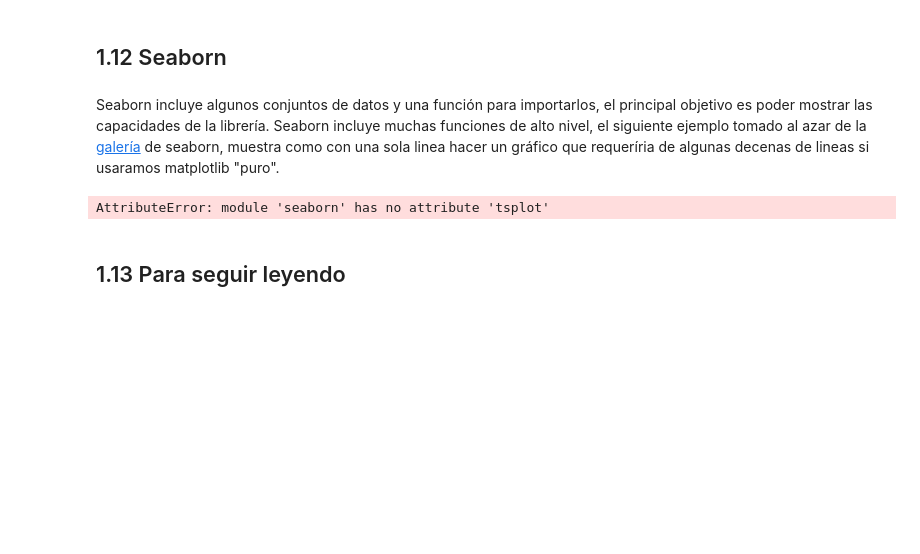
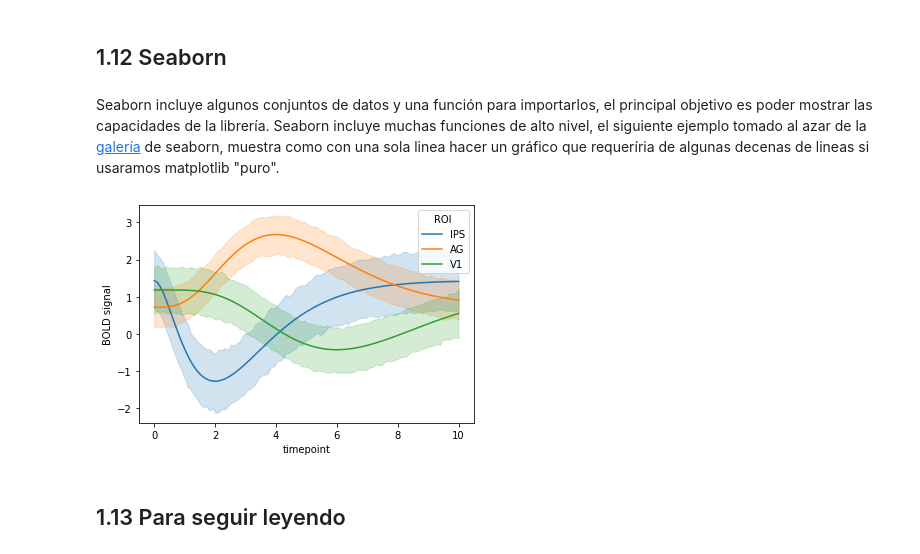
Before and after one commit to Grupo-de-modelado-probabilista/python_eda, a Jupyter notebook: 02_Matplotlib.ipynb, the cells around one changed output. Drawn from its saved outputs; the diff is of its cells as text; code cells hidden in the pictures; blank space fills up the shorter version.

Commit message:
Replace tsplot with lineplot in 02_Matplotlib notebook

```diff
--- a/02_Matplotlib.ipynb
+++ b/02_Matplotlib.ipynb
@@ -205,11 +205,10 @@ Seaborn incluye algunos conjuntos de datos y una función para importarlos, el p
 # %%
 gammas = sns.load_dataset("gammas")
 
 # Plot the response with standard error
-sns.tsplot(data=gammas, time="timepoint", unit="subject",
-           condition="ROI", value="BOLD signal");
+sns.lineplot(data=gammas, x="timepoint", y="BOLD signal", hue="ROI");
 # %% [output]
-AttributeError: module 'seaborn' has no attribute 'tsplot'
+[figure, added]
 # %% [markdown]
 ## 1.13 Para seguir leyendo
 # %% [markdown]
```
